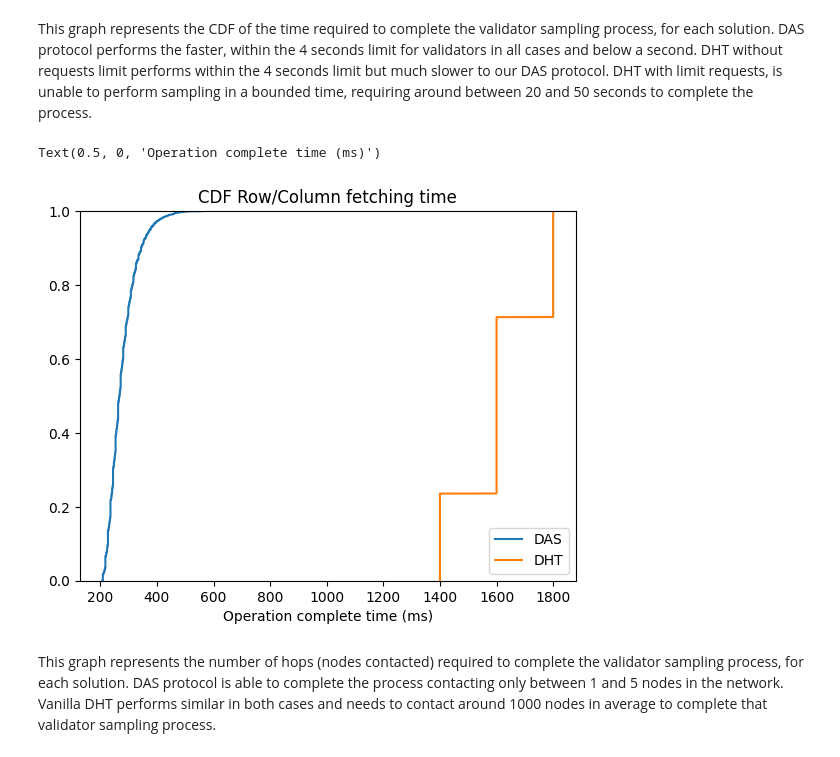
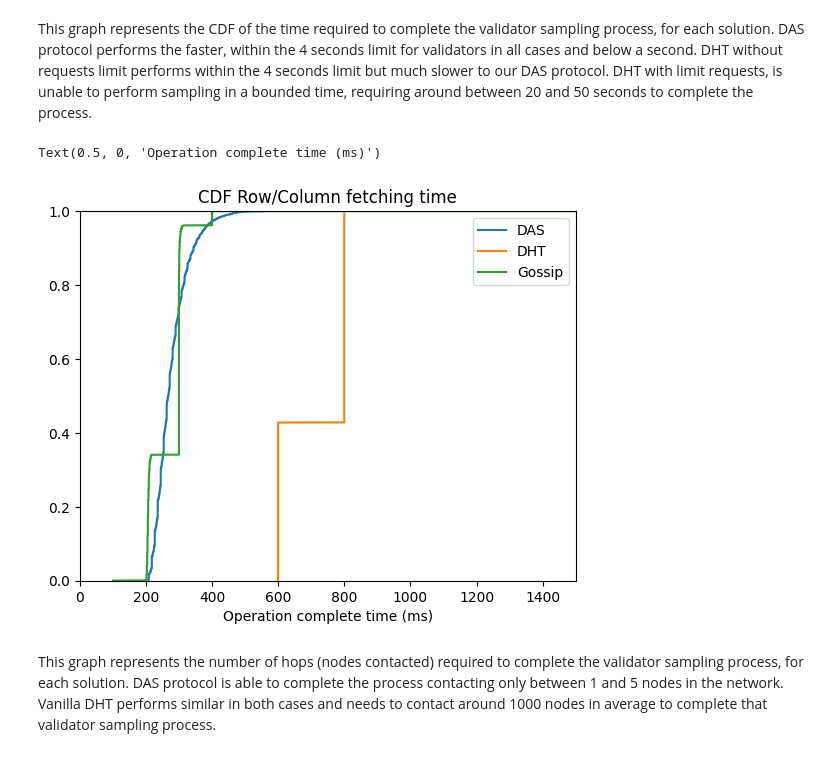
Before and after one commit to datahop/kademlia-simulator, a Jupyter notebook: simulator/python/analysis_vs_vanilladht.ipynb, the cells around one changed output. Drawn from its saved outputs; the diff is of its cells as text; code cells hidden in the pictures.

```diff
--- a/simulator/python/analysis_vs_vanilladht.ipynb
+++ b/simulator/python/analysis_vs_vanilladht.ipynb
@@ -141,8 +141,8 @@ for key in msg_df:
     result['builder'] = msg_df3['size'].sum()/sizes['builder']/1024/1024
         #print(result[t])
     #print(result)
-    if(key=='DHT' or key=='Gossip'):
-        result['non-validator'] = 0
+    if(key=='Gossip'):
+        result['builder'] = result['builder']/2
 
     #print(result.values())
     ax1.bar(np.arange(len(result))+width*i,result.values(),width=width,label=key)
@@ -162,8 +162,8 @@ for key in msg_df:
     result['validator'] = msg_df3['size'].sum()/sizes['validator']/1024/1024
         #print(result[t])
     #print(result)
-    if(key=='DHT' or key=='Gossip'):
-        result['non-validator'] = 0
+    if(key=='Gossip'):
+        result['validator'] = result['validator']/2
     #print(result.values())
     ax2.bar(np.arange(len(result))+width*i,result.values(),width=width,label=key)
     i=i+1
@@ -273,27 +273,28 @@ DHT with limit requests, is unable to perform sampling in a bounded time, requir
 # %%
 fig3, ax3 = plt.subplots()
 
 
 for key in op_df:
 
-    vsdf = op_df[key].loc[(op_df[key]['type'] == 'ValidatorSamplingOperation')]
+    op_df2 = op_df[key].loc[(op_df[key]['block_id'] == 0)]
+    vsdf = op_df2.loc[(op_df2['type'] == 'ValidatorSamplingOperation')]
 
     x = np.sort(vsdf['completion_time'])
     N = vsdf['completion_time'].count()
     # get the cdf values of y
     y = np.arange(N) / float(N)
 
     ax3.plot(x, y,label=key)
 
-#ax3.set_xlim([0,4000])
+ax3.set_xlim([0,1500])
 ax3.legend()
 ax3.set_ylim([0,1])
 
 ax3.set_title("CDF Row/Column fetching time")
 ax3.set_xlabel("Operation complete time (ms)")
 # %% [output]
 Text(0.5, 0, 'Operation complete time (ms)')
-[figure, old version]
+[figure, new version]
 # %% [markdown]
 This graph represents the number of hops (nodes contacted) required to complete the validator sampling process, for each solution.
 DAS protocol is able to complete the process contacting only between 1 and 5 nodes in the network.
```
Also changed, not shown: parts of 9 cells of this notebook, 2 other files.
